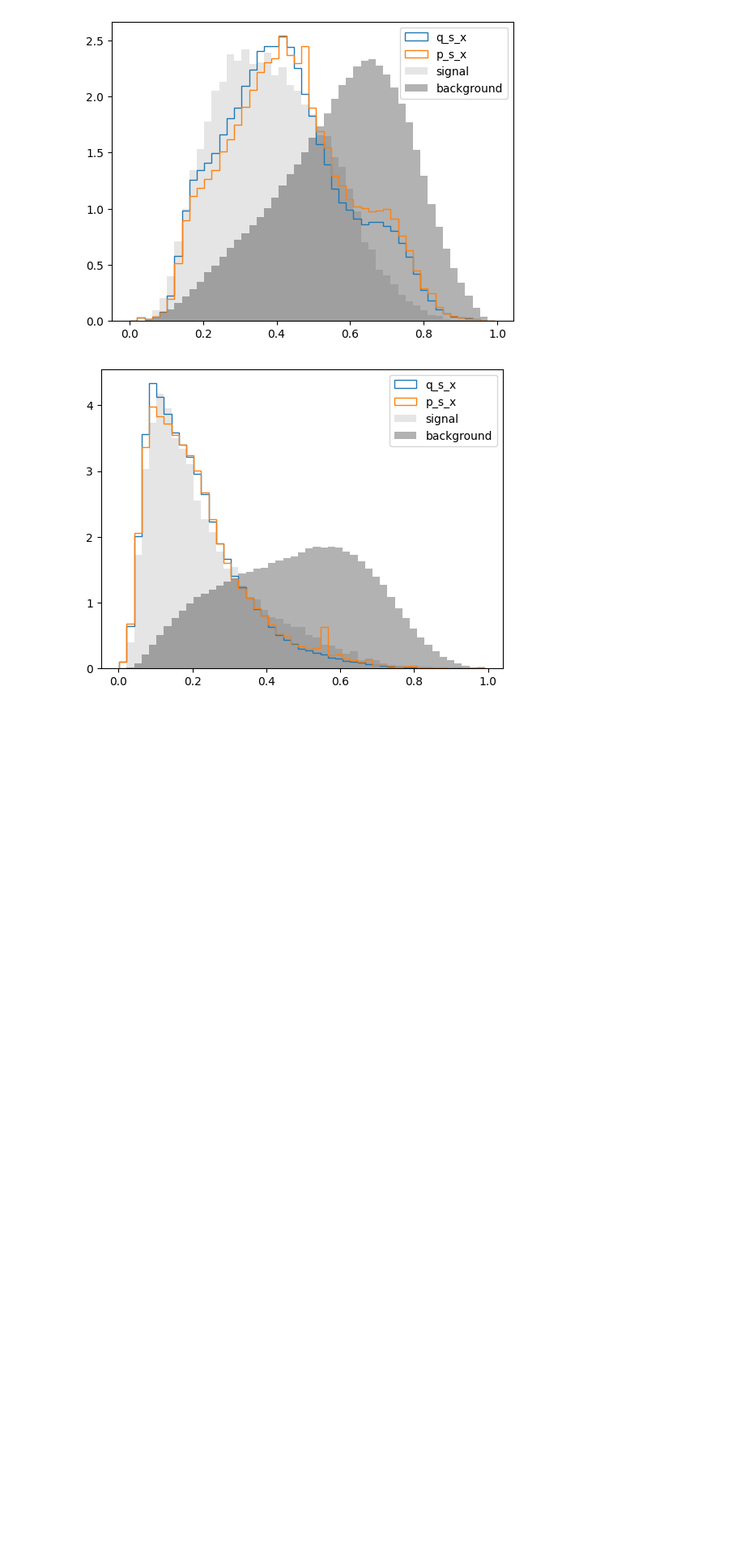
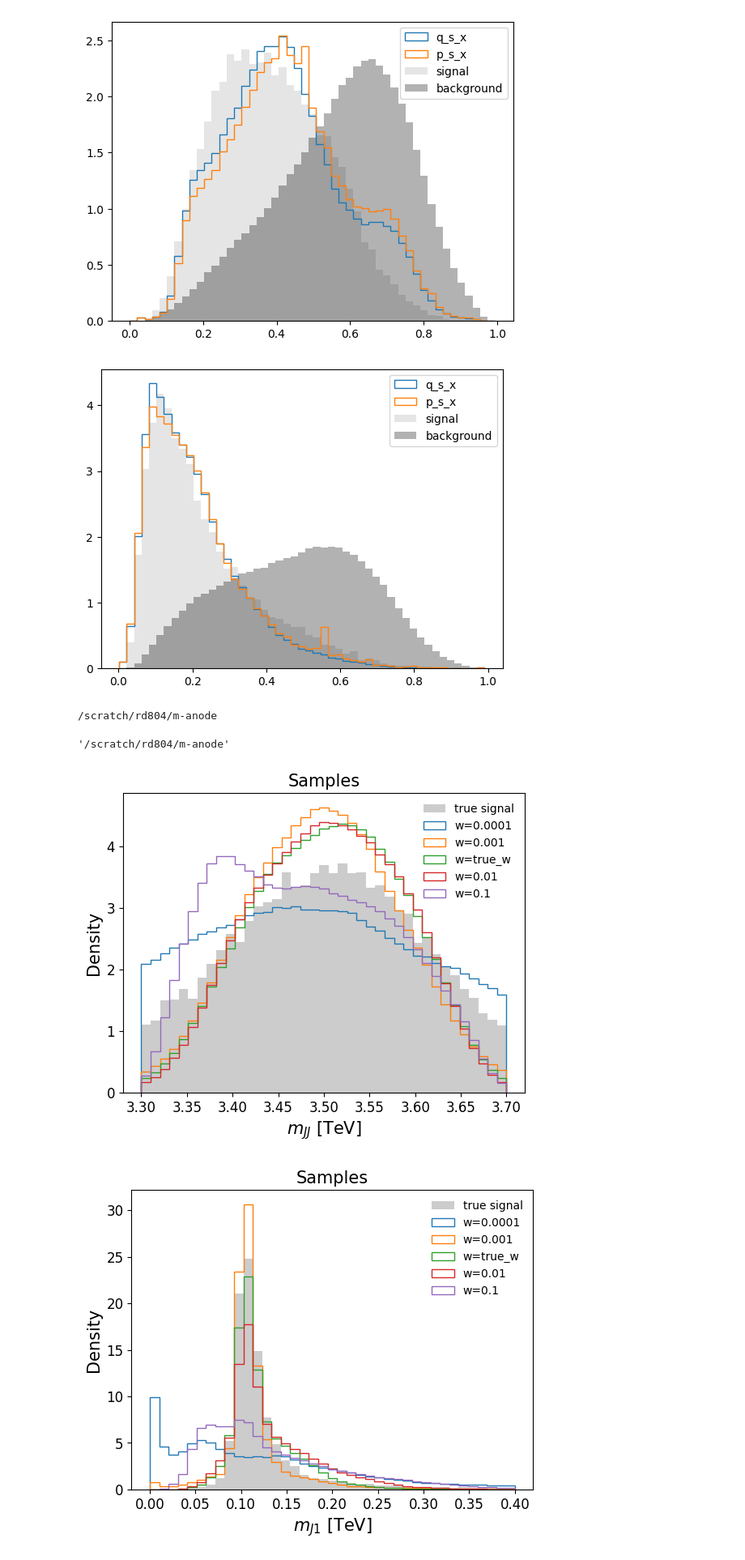
Before and after one commit to rd804/R-ANODE, a Jupyter notebook: notebooks/samples.ipynb, the cells around one changed output. Shown at 81% size. Saved outputs shown, nothing was run; the diff lists cells and outputs as text; code cells hidden in the pictures; blank space fills up the shorter version.

```diff
--- a/notebooks/samples.ipynb
+++ b/notebooks/samples.ipynb
@@ -477,0 +489,74 @@ for i in range(4):
+# %%
+cd ..
+# %% [output]
+/scratch/rd804/m-anode
+# %%
+pwd
+# %% [output]
+'/scratch/rd804/m-anode'
+# %%
+weights = [0.0001,0.001,'true_w',0.01,0.1]
+color = ['C0','C1','C2','C3','C4']
+true_w = 0.006
+# %%
+from matplotlib import pyplot as plt
+#for feature in range(5):
+for feature in [0,1,2,3,4]:
+
+    #for nsig in [1000,300,150]:
+    for w_ in weights:
+        if w_ == 'true_w':
+            directory = f'results/{wandb_group_ranode_mass}/{wandb_project_ranode_mass}_{nsig}/{wandb_job_type_ranode_mass}_0_'
+        else:
+            directory = f'results/{wandb_group_wscan}/{wandb_project_wscan}_{w_}/{wandb_job_type_wscan}_0_'
+
+        ensembled_samples =[]
+
+        for i in range(20):
+            samples = np.load(f'{directory}{i}/samples.npy')[:,feature]
+            ensembled_samples.append(samples)
+
+        ensembled_samples = np.array(ensembled_samples)
+        ensembled_samples = ensembled_samples.flatten()
+
+        data_dir = "data/lhc_co"
+        x_test = np.load(f'{data_dir}/x_test.npy')
+        label = x_test[:,-1]
+        if feature == 0:
+            bins = np.linspace(3.3,3.7,40)
+            plt.xlabel(r'$m_{JJ}$ [TeV]',fontsize=15)
+        elif feature == 1:
+            bins = np.linspace(0.0,0.4,40)
+            ensembled_samples-=3.5
+            plt.xlabel(r'$m_{J1}$ [TeV]',fontsize=15)
+        elif feature == 3:
+            bins = np.linspace(0.0,1.0,40)
+            ensembled_samples-=3.5
+            plt.xlabel(r'${\tau_{21}}^{J1}}$ ',fontsize=15)
+        elif feature == 2:
+            bins = np.linspace(0.0,1.0,40)
+            ensembled_samples-=3.5
+            plt.xlabel(r'$m_{J2} - m_{J1}$ [TeV]',fontsize=15)
+        elif feature == 4:
+            bins = np.linspace(0.0,1.0,40)
+            ensembled_samples-=3.5
+            plt.xlabel(r'${\tau_{21}}^{J2}}$ ',fontsize=15)
+
+        if w_ == 0.0001:
+            plt.hist(x_test[:,feature][label==1], bins = bins, density = True, histtype='stepfilled', label = 'true signal',color='black', alpha = 0.2)
+       # plt.hist(ensembled_samples, bins = bins, density = True, histtype='step', label = f'Nsig={nsig}')
+              # plt.hist(ensembled_samples, bins = bins, density = True, histtype='step', label = f'Nsig={nsig}')
+        plt.hist(ensembled_samples, bins = bins, density = True, histtype='step', label = f'w={w_}')
+
+        plt.legend(frameon=False)
+    plt.ylabel('Density',fontsize=15)
+    plt.title('Samples',fontsize=15)
+    plt.xticks(fontsize=12)
+    plt.yticks(fontsize=12)
+    plt.savefig(f'figures/presentation/samples_wscan_joint_{feature}.pdf',dpi=200,bbox_inches='tight')
+
+    #plt.savefig(f'figures/presentation/mass_samples_{feature}.pdf',dpi=200,bbox_inches='tight')
+    plt.show()
+# %% [output]
+[figure, added]
+[figure, added]
```
Also changed, not shown: parts of 9 cells of this notebook, 16 other files.
